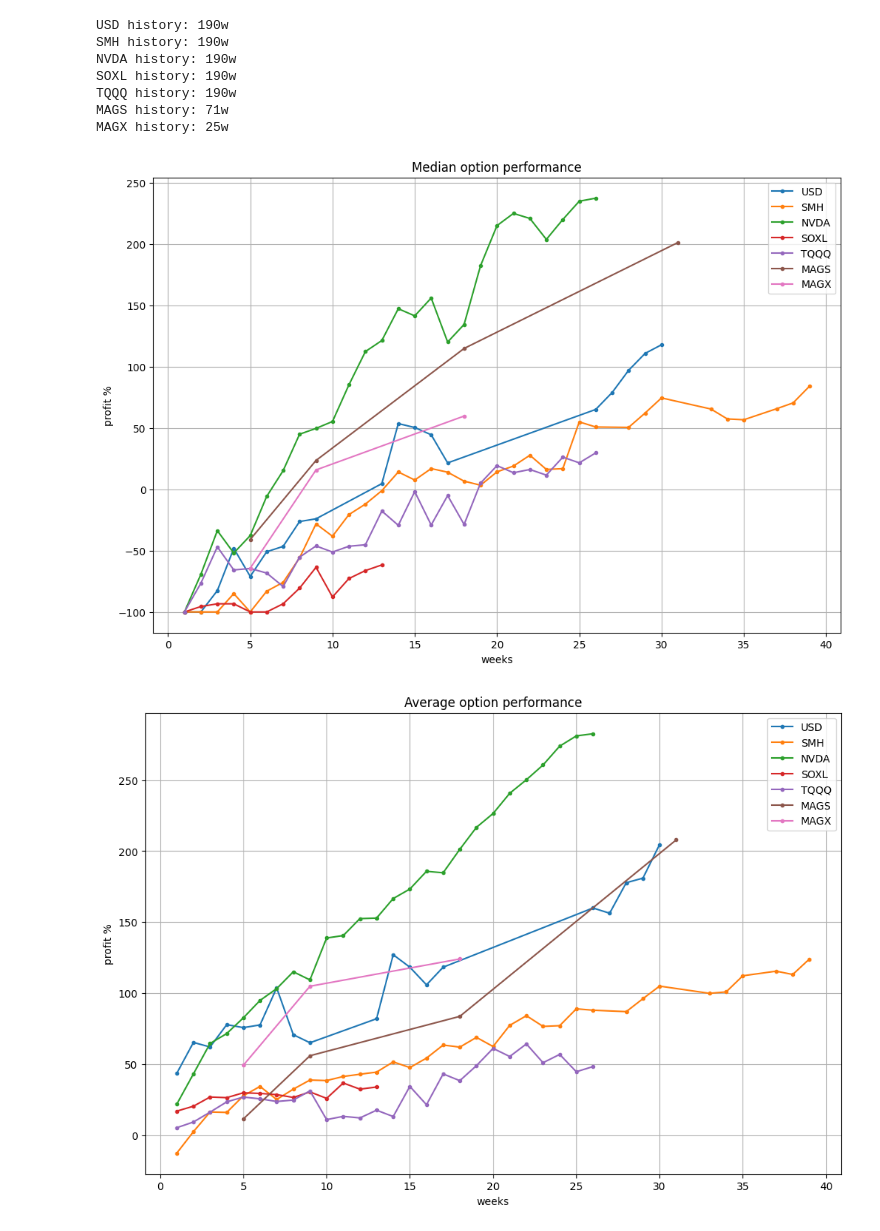
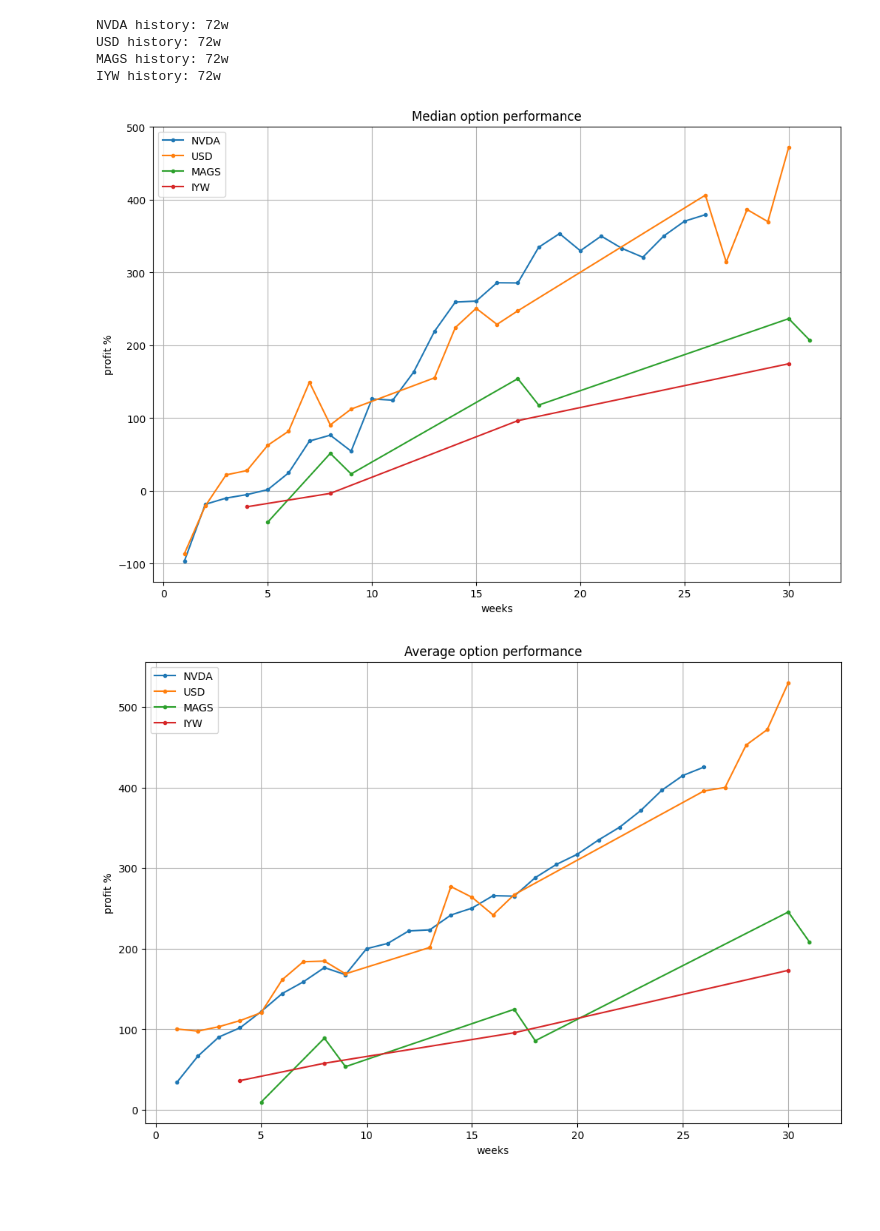
Before and after one commit to dotchev/stox, a Jupyter notebook: weekly-options.ipynb, the cells around one changed output. Cells and saved outputs as stored; diff of their text form; code cells hidden in the pictures; blank space fills up the shorter version.

Commit message:
Update option prices

```diff
--- a/weekly-options.ipynb
+++ b/weekly-options.ipynb
@@ -8,47 +8,42 @@ import file
 # %%
 all_option_leverage = file.load_all_option_leverage()
 # %%
-start_date = '2021-1-1'
+start_date = '2023-4-10' # start of MAGS history
 history_map = {}
-for symbol in all_option_leverage:
+for symbol in ['NVDA','USD','MAGS','IYW']:
     tickerData = yf.Ticker(symbol)
     history = tickerData.history(interval='1wk', start=start_date, end=date.today()) # prices are adjusted for splits
     print(f'{symbol} history: {len(history)}w')
     history_map[symbol] = history
 # %% [output]
-USD history: 190w
-SMH history: 190w
-NVDA history: 190w
-SOXL history: 190w
-TQQQ history: 190w
-MAGS history: 71w
-MAGX history: 25w
+NVDA history: 72w
+USD history: 72w
+MAGS history: 72w
+IYW history: 72w
 # %%
-max_weeks = 52
 gap = 1.5 # %
 
 plt.figure(figsize=(12,8))
 
 for symbol, history in history_map.items():
     data = {}
     option_leverage = all_option_leverage[symbol]
-    for weeks, lvr in option_leverage.items():
+    for weeks, lvr in sorted(option_leverage.items()):
         stock_changes = history['Close'].pct_change(periods=weeks) * 100
         option_profits = ((stock_changes[weeks:] - gap) * lvr - 100).clip(lower=-100)
         profit = option_profits.median()
         data[weeks] = profit
     plt.plot(*zip(*sorted(data.items())), label=symbol, marker='.')
 
 plt.legend()
 plt.title(f'Median option performance')
 plt.xlabel('weeks')
 plt.ylabel('profit %')
 plt.grid()
 plt.show()
 # %% [output]
-[figure, old version]
+[figure, new version]
 # %%
-max_weeks = 52
 gap = 1.5 # %
 
 plt.figure(figsize=(12,8))
@@ -70,4 +65,4 @@ plt.ylabel('profit %')
 plt.grid()
 plt.show()
 # %% [output]
-[figure, old version]
+[figure, new version]
```
Also changed, not shown: 23 other files.
